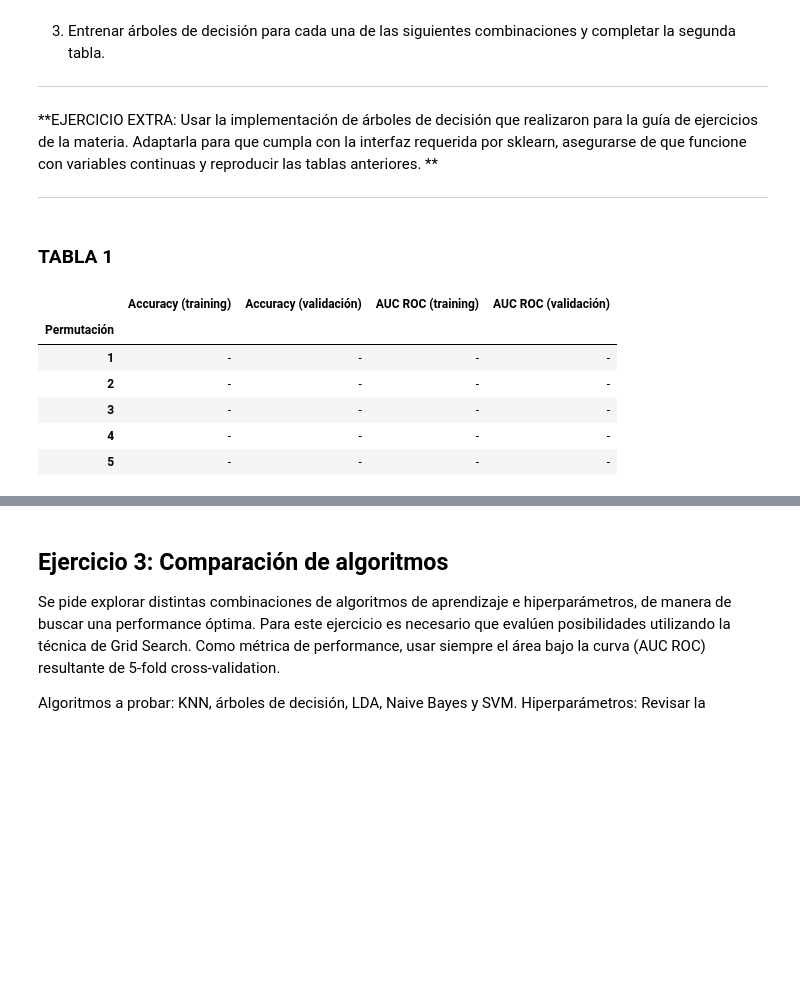
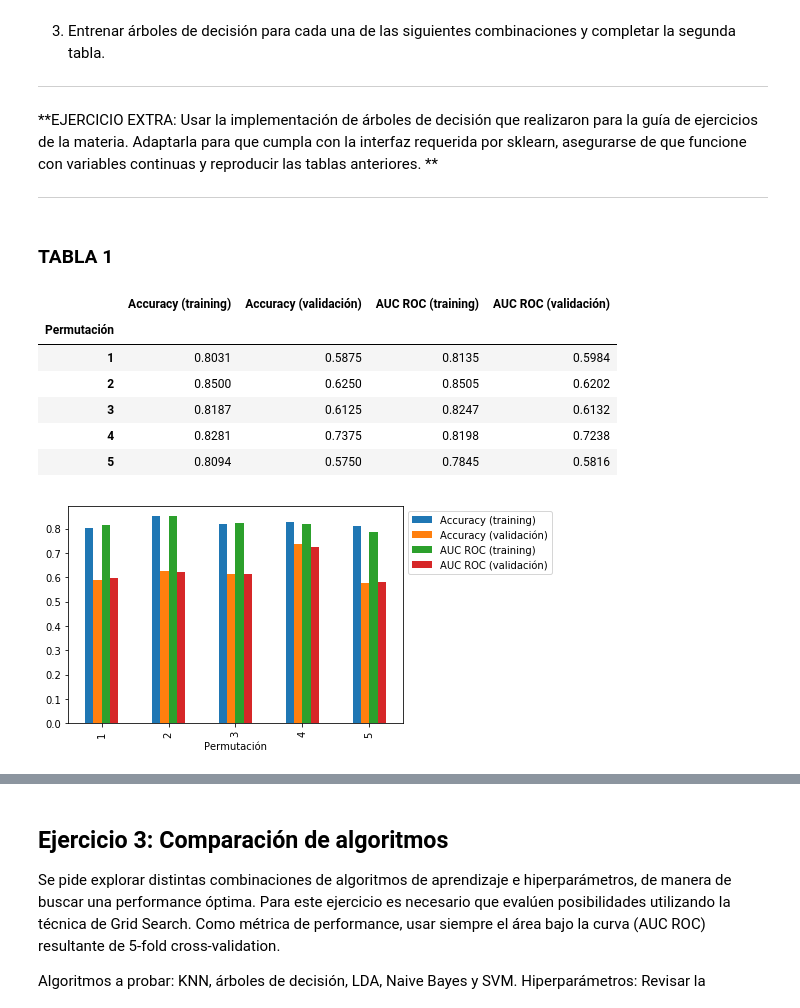
Before and after one commit to marialaraa/aa-notebooks, a Jupyter notebook: TP1/TP1.ipynb, the cells around one changed output, grey strips where cells are left out. Drawn from its saved outputs; the diff is of its cells as text; code cells hidden in the pictures; blank space fills up the shorter version.

```diff
--- a/TP1/TP1.ipynb
+++ b/TP1/TP1.ipynb
@@ -108,7 +108,7 @@ np.random.seed(1234)
 ## AQUI VA SU CODIGO
 import sklearn.model_selection
 
-X_dev, X_eval, y_dev, y_eval = sklearn.model_selection.train_test_split(X, y, random_state=1234, test_size=0.1)
+X_dev, X_eval, y_dev, y_eval = sklearn.model_selection.train_test_split(X, y, random_state=SEED, test_size=0.2)
 
 
 
@@ -145,46 +145,71 @@ Para este punto, la tarea consiste en construir y evaluar modelos de tipo árbol
 # %%
 accuracies_training = []
 accuracies_validation = []
 aucs_training = []
 aucs_validation = []
 
 # Puede serles de utilidad tener a X_dev e y_dev como matrices de numpy directamente:
 X_dev_np = np.array(X_dev)
 y_dev_np = np.array(y_dev).ravel()
 
 ########################################################
-## AQUI VA SU CODIGO
-## Objetivo: accuracies_training, accuracies_validation, aucs_training y aucs_validation asignados
+from sklearn.tree import DecisionTreeClassifier
+from sklearn.model_selection import KFold
+from sklearn.metrics import accuracy_score, roc_auc_score
 
 
+kf = KFold(n_splits=5)
 
+accuracy_train = []
+accuracy_eval = []
+AUCROC_train = []
+AUCROC_eval = []
+
+for dev_index, eval_index in kf.split(X_dev_np):
+    X_dev_folds = X_dev_np[dev_index]
+    X_eval_folds = X_dev_np[eval_index]
+    y_dev_folds, y_eval_folds = y_dev_np[dev_index], y_dev_np[eval_index]
+
+    tree = DecisionTreeClassifier(max_depth=3)
+    tree.fit(X_dev_folds, y_dev_folds)
+
+    prediction_dev = tree.predict(X_dev_folds)
+    prediction_eval = tree.predict(X_eval_folds)
+
+    accuracy_train.append(accuracy_score(y_dev_folds, prediction_dev))
+    accuracy_eval.append(accuracy_score(y_eval_folds, prediction_eval))
+    AUCROC_train.append(roc_auc_score(y_dev_folds, prediction_dev))
+    AUCROC_eval.append(roc_auc_score(y_eval_folds, prediction_eval))
+
+## Objetivo: accuracies_training, accuracies_validation, aucs_training y aucs_validation asignados
 #########################################################
 
 df = pd.DataFrame(index=range(1,6))
 df.index.name = "Permutación"
 
-df["Accuracy (training)"] = ["-"] * 5     # cambiar por accuracies_training
-df["Accuracy (validación)"] = ["-"] * 5   # cambiar por accuracies_validation
-df["AUC ROC (training)"] = ["-"] * 5      # cambiar por aucs_training
-df["AUC ROC (validación)"] = ["-"] * 5    # cambiar por aucs_validation
+df["Accuracy (training)"] = accuracy_train    # cambiar por accuracies_training
+df["Accuracy (validación)"] = accuracy_eval   # cambiar por accuracies_validation
+df["AUC ROC (training)"] = AUCROC_train      # cambiar por aucs_training
+df["AUC ROC (validación)"] = AUCROC_eval    # cambiar por aucs_validation
 
 
 display(HTML("<h3> TABLA 1 </h3>"))
 display(df)
 
 # Descomentar las siguientes líneas para graficar el resultado
-# df.plot(kind="bar")
-# plt.legend(loc='upper left', bbox_to_anchor=(1.0, 1.0))
-# plt.show()
+df.plot(kind="bar")
+plt.legend(loc='upper left', bbox_to_anchor=(1.0, 1.0))
+plt.show()
 # %% [output]
 TABLA 1
 |  | Accuracy (training) | Accuracy (validación) | AUC ROC (training) | AUC ROC (validación) |
 | Permutación |  |  |  |  |
-| 1 | - | - | - | - |
-| 2 | - | - | - | - |
-| 3 | - | - | - | - |
-| 4 | - | - | - | - |
-| 5 | - | - | - | - |
+| 1 | 0.8031 | 0.5875 | 0.8135 | 0.5984 |
+| 2 | 0.8500 | 0.6250 | 0.8505 | 0.6202 |
+| 3 | 0.8187 | 0.6125 | 0.8247 | 0.6132 |
+| 4 | 0.8281 | 0.7375 | 0.8198 | 0.7238 |
+| 5 | 0.8094 | 0.5750 | 0.7845 | 0.5816 |
+[figure, added]
 # %%
 resultados_training = []
 resultados_validation = []
```
Also changed, not shown: parts of 2 cells of this notebook.
